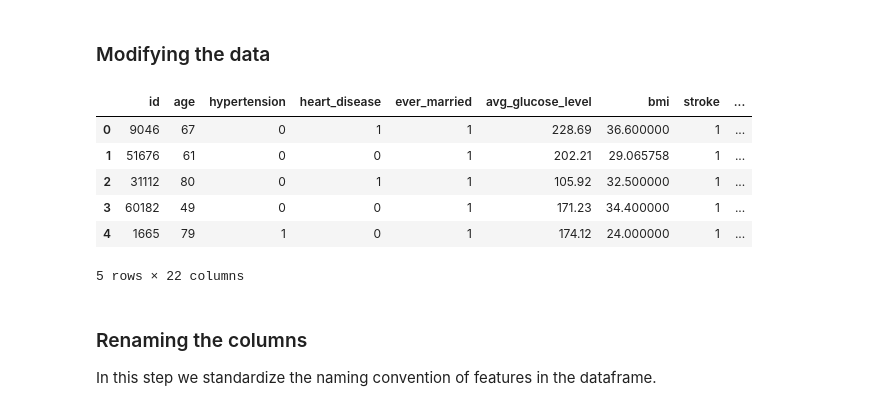
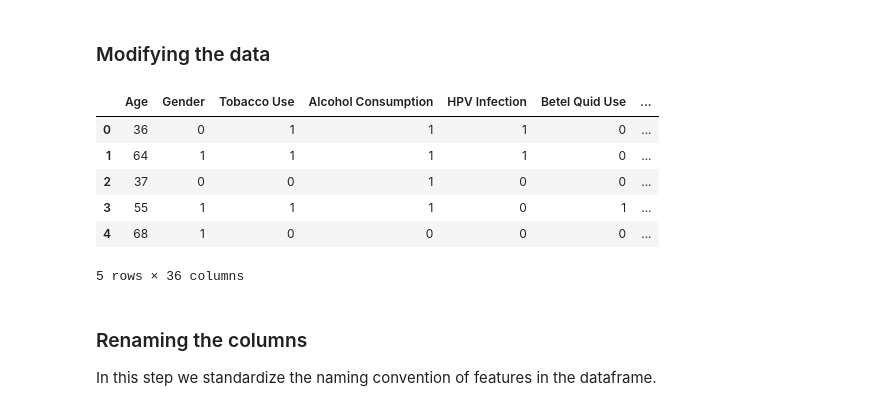
Before and after one commit to MrWlobo/ML_Oral_Cancer_Prediction, a Jupyter notebook: main.ipynb, the cells around one changed output. Saved outputs shown, nothing was run; the diff lists cells and outputs as text; code cells hidden in the pictures.

```diff
--- a/main.ipynb
+++ b/main.ipynb
@@ -25,9 +24,9 @@ from imblearn.pipeline import Pipeline
 # %% [markdown]
 ## Load in data, basic data information
 # %%
-path = kagglehub.dataset_download("fedesoriano/stroke-prediction-dataset")
+path = kagglehub.dataset_download("najmilfuad/oral-cancer-data-set")
 
-file_path = os.path.join(path, "healthcare-dataset-stroke-data.csv")
+file_path = os.path.join(path, "oral_cancer_prediction_dataset.csv")
 df = pd.read_csv(file_path)
 
 df.head()
@@ -72,0 +80,4 @@ Index(['id', 'gender', 'age', 'hypertension', 'heart_disease', 'ever_married',
+# %%
+df = df.drop(df.columns[17:-2], axis="columns")
+df = df.drop(df.columns[0], axis="columns")
+df.head()
@@ -100,3 +115,0 @@ stroke values: [1 0]
-# %%
-df["age"] = df["age"].astype("uint8")
-df
@@ -132,3 +126,0 @@ BMI is the only columns with missing values. We fill them using the gender avera
-# %%
-df["bmi"] = df["bmi"].fillna(df.groupby("gender")["bmi"].transform("mean"))
-df
@@ -150,23 +128,27 @@ df
 ### Modifying the data
 # %%
 # Binary to 1/0
-df["ever_married"] = df["ever_married"].map({"Yes": 1, "No": 0})
+df["Gender"] = df["Gender"].map({"Male": 1, "Female": 0})
+
+for column in df.columns:
+    if np.isin("Yes", df[column].unique()):
+        df[column] = df[column].map({"Yes": 1, "No": 0})
 
 # One-Hot Encoding
-df = pd.get_dummies(df, columns=["gender", "work_type", "Residence_type", "smoking_status"])
+df = pd.get_dummies(df, columns=["Country", "Diet (Fruits & Vegetables Intake)"])
 
 # Convert all bool columns from OHE to int
 bool_cols = df.select_dtypes(include="bool").columns
 df[bool_cols] = df[bool_cols].astype(int)
 
 df.head()
 # %% [output]
-|  | id | age | hypertension | heart_disease | ever_married | avg_glucose_level | bmi | stroke | ... |
-| 0 | 9046 | 67 | 0 | 1 | 1 | 228.69 | 36.600000 | 1 | ... |
-| 1 | 51676 | 61 | 0 | 0 | 1 | 202.21 | 29.065758 | 1 | ... |
-| 2 | 31112 | 80 | 0 | 1 | 1 | 105.92 | 32.500000 | 1 | ... |
-| 3 | 60182 | 49 | 0 | 0 | 1 | 171.23 | 34.400000 | 1 | ... |
-| 4 | 1665 | 79 | 1 | 0 | 1 | 174.12 | 24.000000 | 1 | ... |
+|  | Age | Gender | Tobacco Use | Alcohol Consumption | HPV Infection | Betel Quid Use | ... |
+| 0 | 36 | 0 | 1 | 1 | 1 | 0 | ... |
+| 1 | 64 | 1 | 1 | 1 | 1 | 0 | ... |
+| 2 | 37 | 0 | 0 | 1 | 0 | 0 | ... |
+| 3 | 55 | 1 | 1 | 1 | 0 | 1 | ... |
+| 4 | 68 | 1 | 0 | 0 | 0 | 0 | ... |
-5 rows × 22 columns
+5 rows × 36 columns
 # %%
 # Move label to the rightmost side of the dataframe
```
Also changed, not shown: parts of 31 cells of this notebook.
